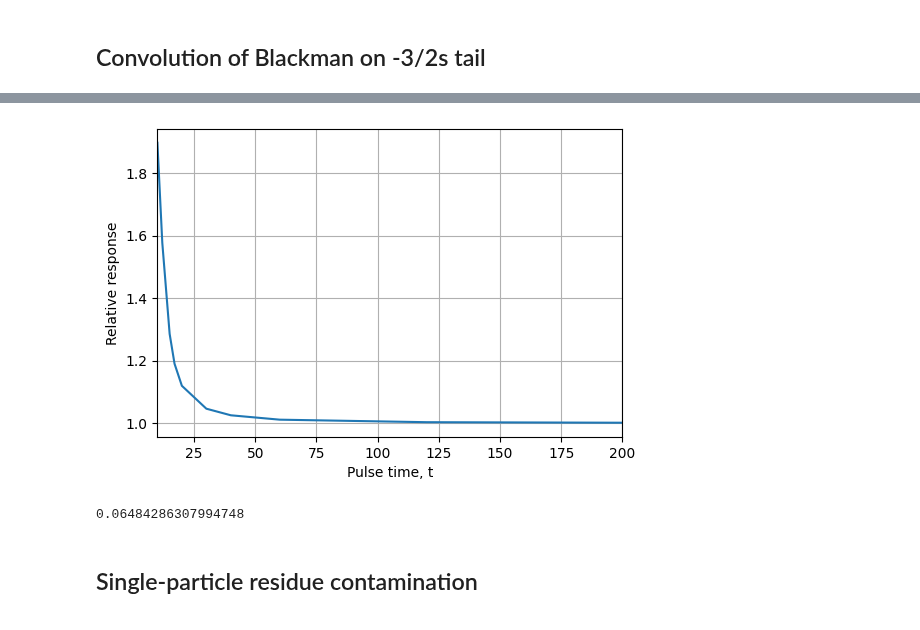
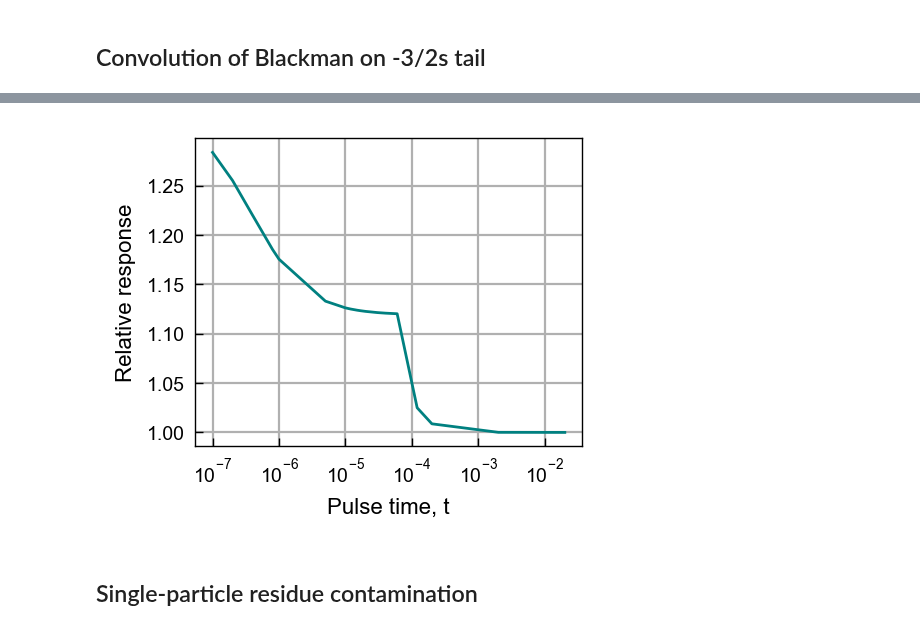
Before and after one commit to colinjdale/ChiPyLab, a Jupyter notebook: examples/plot_blackman_envelope.ipynb, the cells around one changed output, grey strips where cells are left out. Cells and saved outputs as stored; diff of their text form; code cells hidden in the pictures.

Commit message:
Modified blackman plots

```diff
--- a/examples/plot_blackman_envelope.ipynb
+++ b/examples/plot_blackman_envelope.ipynb
@@ -213,21 +163,13 @@ For 200us pulse, norm is 0.002.
 # %%
-M_true = 1.05693002 # Taken from 20e3 us pulse
-
-fig, ax = plt.subplots(figsize=(6,4))
-ax.plot(t_widths, M/M_true)
-ax.set(xlabel="Pulse time, t", ylabel="Relative response")
-ax.set(xlim=(10, 200))
+fig, ax = plt.subplots(figsize=(2.5,2))
+ax.plot(t_widths, Ms, color='teal')
+ax.set(xlabel="Pulse time, t", ylabel="Relative response", xscale='log')
 ax.grid(True)
+ax.minorticks_off()
 
 plt.show()
 # %% [output]
-[figure, old version]
+[figure, new version]
-# %%
-15/8 * (50/150)**2
-max(B*B_norm)
-0.17626117641547914/np.e
-# %% [output]
-0.06484286307994748
 # %% [markdown]
 ## Single-particle residue contamination
 # %% [markdown]
```
Also changed, not shown: parts of 19 cells of this notebook, 2 other files.
